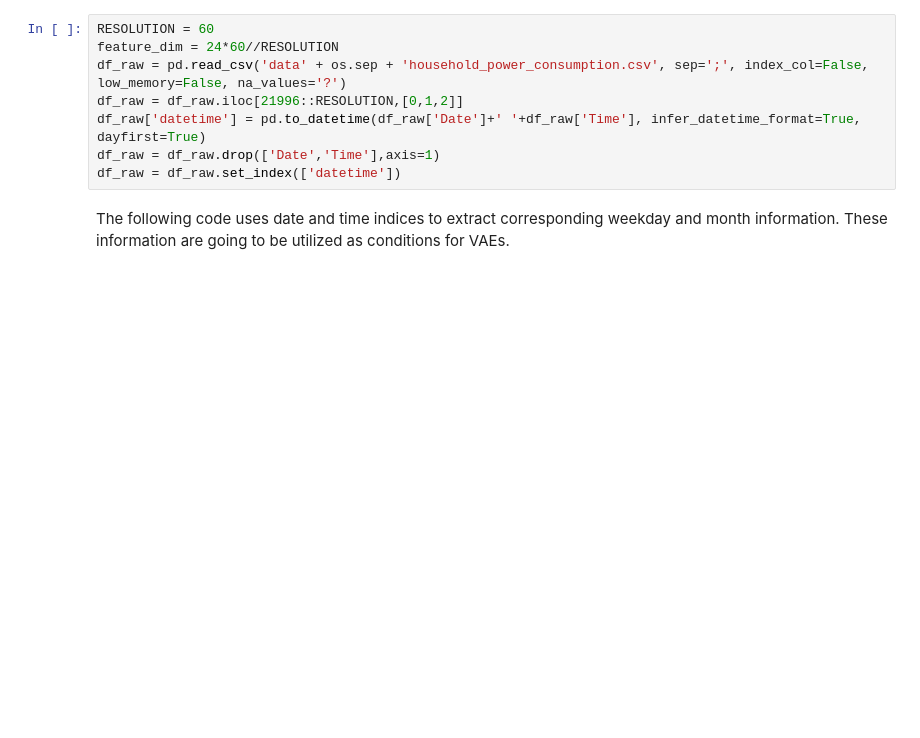
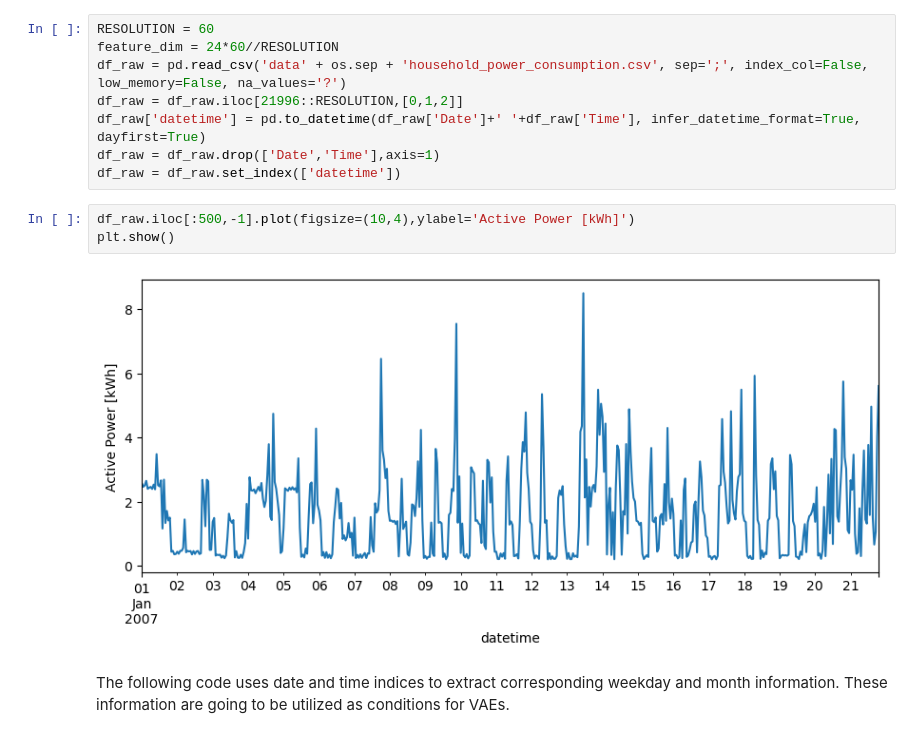
Before and after one commit to kabolat/IAAIP_tutorial, a Jupyter notebook: vae_load_generation.ipynb, the cells around one changed output. Saved outputs shown, nothing was run; the diff lists cells and outputs as text; blank space fills up the shorter version.

```diff
--- a/vae_load_generation.ipynb
+++ b/vae_load_generation.ipynb
@@ -59,6 +59,11 @@ df_raw = df_raw.iloc[21996::RESOLUTION,[0,1,2]]
 df_raw['datetime'] = pd.to_datetime(df_raw['Date']+' '+df_raw['Time'], infer_datetime_format=True, dayfirst=True)
 df_raw = df_raw.drop(['Date','Time'],axis=1)
 df_raw = df_raw.set_index(['datetime'])
+# %%
+df_raw.iloc[:500,-1].plot(figsize=(10,4),ylabel='Active Power [kWh]')
+plt.show()
+# %% [output]
+[figure, added]
 # %% [markdown]
 The following code uses date and time indices to extract corresponding weekday and month information. These information are going to be utilized as conditions for VAEs.
 # %%
```
Also changed, not shown: parts of 4 cells of this notebook.
